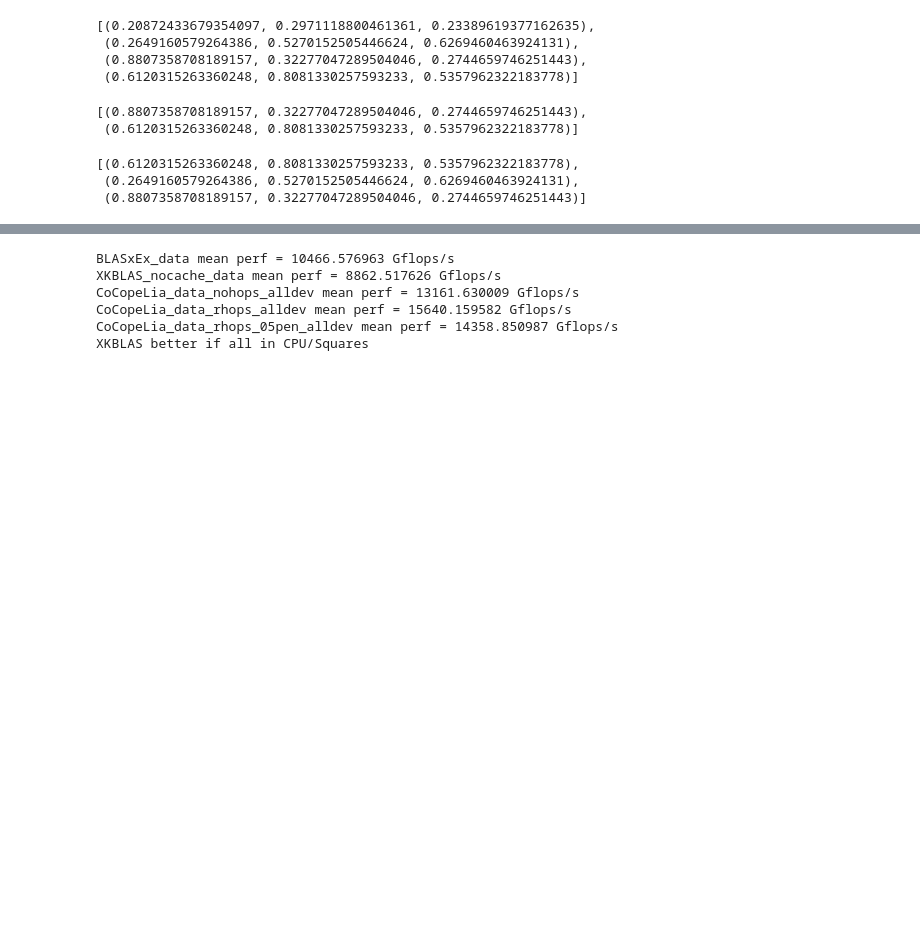
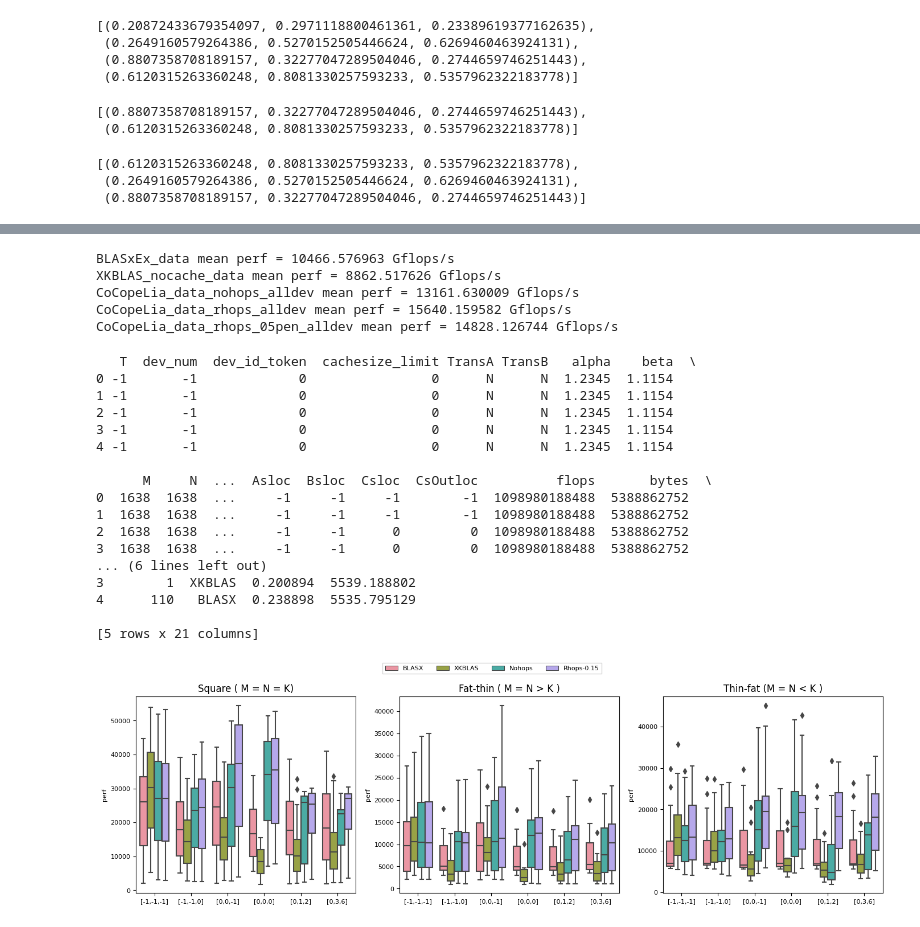
Before and after one commit to p-anastas/PARALiA-Framework, a Jupyter notebook: Benchmarking/Python_Scripts/Plot-gflops-comp-imp.ipynb, the cells around one changed output, grey strips where cells are left out. Cells and saved outputs as stored; diff of their text form; code cells hidden in the pictures; blank space fills up the shorter version.

```diff
--- a/Benchmarking/Python_Scripts/Plot-gflops-comp-imp.ipynb
+++ b/Benchmarking/Python_Scripts/Plot-gflops-comp-imp.ipynb
@@ -149,10 +148,26 @@ def CoCoPeLia_grouby_avg(df):
 #CoCoPeLia_group = CoCoPeLia_grouby_list_avg(CoCopeLia_data)
 #print(CoCoPeLia_plot_data)
 
+def CoCoPeLia_modified_grouby_avg(df):
+    result = df.groupby(['T','dev_num', 'dev_id_token', 'cachesize_limit','TransA','TransB',
+        'alpha','beta','M','N','K','Asloc','Bsloc','Csloc', 'CsOutloc', 'flops', 'bytes', 'loc_str', 'imp'], as_index=False, sort=True).mean()
+    #print(result)
+    return result
+#CoCoPeLia_group = CoCoPeLia_grouby_list_avg(CoCopeLia_data)
+#print(CoCoPeLia_plot_data)
+
 def CoCoPeLia_grouby_min(df):
     return df.groupby(['T','dev_num', 'dev_id_token', 'cachesize_limit','TransA','TransB',
         'alpha','beta','M','N','K','Asloc','Bsloc','Csloc', 'CsOutloc'], as_index=False, sort=True).min()
 
+def CoCoPeLia_select_subset(df, subset_str):
+    if subset_str == 'square':
+        return df.loc[(df['M'] == df['N']) & (df['M'] == df['K'])]
+    elif subset_str == 'fat-thin':
+        return df.loc[(df['M'] == df['N']) & (df['M'] > df['K'])]
+    elif subset_str == 'thin-fat':
+        return df.loc[(df['M'] == df['N']) & (df['M'] < df['K'])]
+
 def CoCoPeLia_select_indata_locs(df, loc1, loc2, loc3):
     return df.loc[(df['Asloc'] == loc1) & (df['Bsloc'] == loc2) & (df['Csloc'] == loc3) & (df['M'] == df['N']) & (df['M'] == df['K'])]
 # %%
@@ -181,36 +196,90 @@ def dgemm_bytes(df):
     dgemm_flops(BLASxEx_data)
     BLASxEx_data['perf'] = BLASxEx_data['flops']/(1e9*BLASxEx_data['timer'])
     print("BLASxEx_data mean perf = %lf Gflops/s" % BLASxEx_data['perf'].mean())
+    BLASxEx_data['loc_str'] = str(BLASxEx_data['Asloc']) + '_' +  str(BLASxEx_data['Bsloc']) + '_' + str(BLASxEx_data['Csloc'])
+    BLASxEx_data['loc_str'] = 100*(BLASxEx_data['Asloc']+1) + 10*(BLASxEx_data['Bsloc']+1) + BLASxEx_data['Csloc']+1
+    BLASxEx_data['imp'] = 'BLASX'
 
     dgemm_bytes(XKBLAS_nocache_data)
     dgemm_flops(XKBLAS_nocache_data)
     XKBLAS_nocache_data['perf'] = XKBLAS_nocache_data['flops']/(1e9*XKBLAS_nocache_data['timer'])
     print("XKBLAS_nocache_data mean perf = %lf Gflops/s" % XKBLAS_nocache_data['perf'].mean())
-
+    XKBLAS_nocache_data['loc_str'] = str(XKBLAS_nocache_data['Asloc']) + '_' +  str(XKBLAS_nocache_data['Bsloc']) + '_' + str(XKBLAS_nocache_data['Csloc'])
+    XKBLAS_nocache_data['loc_str'] = 100*(XKBLAS_nocache_data['Asloc']+1) + 10*(XKBLAS_nocache_data['Bsloc']+1) + XKBLAS_nocache_data['Csloc']+1
+    XKBLAS_nocache_data['imp'] = 'XKBLAS'
 
     dgemm_bytes(CoCopeLia_data_nohops_alldev)
     dgemm_flops(CoCopeLia_data_nohops_alldev)
     CoCopeLia_data_nohops_alldev['perf'] = CoCopeLia_data_nohops_alldev['flops']/(1e9*CoCopeLia_data_nohops_alldev['timer'])
     print("CoCopeLia_data_nohops_alldev mean perf = %lf Gflops/s" % CoCopeLia_data_nohops_alldev['perf'].mean())
+    CoCopeLia_data_nohops_alldev['loc_str'] = str(CoCopeLia_data_nohops_alldev['Asloc']) + '_' +  str(CoCopeLia_data_nohops_alldev['Bsloc']) + '_' + str(CoCopeLia_data_nohops_alldev['Csloc'])
+    CoCopeLia_data_nohops_alldev['loc_str'] = 100*(CoCopeLia_data_nohops_alldev['Asloc']+1) + 10*(CoCopeLia_data_nohops_alldev['Bsloc']+1) + CoCopeLia_data_nohops_alldev['Csloc']+1
+    CoCopeLia_data_nohops_alldev['imp'] = 'Nohops'
 
     dgemm_bytes(CoCopeLia_data_rhops_alldev)
     dgemm_flops(CoCopeLia_data_rhops_alldev)
     CoCopeLia_data_rhops_alldev['perf'] = CoCopeLia_data_rhops_alldev['flops']/(1e9*CoCopeLia_data_rhops_alldev['timer'])
     print("CoCopeLia_data_rhops_alldev mean perf = %lf Gflops/s" % CoCopeLia_data_rhops_alldev['perf'].mean())
+    CoCopeLia_data_rhops_alldev['loc_str'] = 100*(CoCopeLia_data_rhops_alldev['Asloc']+1) + 10*(CoCopeLia_data_rhops_alldev['Bsloc']+1) + CoCopeLia_data_rhops_alldev['Csloc']+1
+    CoCopeLia_data_rhops_alldev['imp'] = 'Rhops-0.15'
 
     dgemm_bytes(CoCopeLia_data_rhops_05pen_alldev)
     dgemm_flops(CoCopeLia_data_rhops_05pen_alldev)
     CoCopeLia_data_rhops_05pen_alldev['perf'] = CoCopeLia_data_rhops_05pen_alldev['flops']/(1e9*CoCopeLia_data_rhops_05pen_alldev['timer'])
     print("CoCopeLia_data_rhops_05pen_alldev mean perf = %lf Gflops/s" % CoCopeLia_data_rhops_05pen_alldev['perf'].mean())
-
-    print("XKBLAS better if all in CPU/Squares")
+    CoCopeLia_data_rhops_05pen_alldev['loc_str'] = 100*(CoCopeLia_data_rhops_05pen_alldev['Asloc']+1) + 10*(CoCopeLia_data_rhops_05pen_alldev['Bsloc']+1) + CoCopeLia_data_rhops_05pen_alldev['Csloc']+1
+    CoCopeLia_data_rhops_05pen_alldev['imp'] = 'Rhops-0.5'
 # %% [output]
 BLASxEx_data mean perf = 10466.576963 Gflops/s
 XKBLAS_nocache_data mean perf = 8862.517626 Gflops/s
 CoCopeLia_data_nohops_alldev mean perf = 13161.630009 Gflops/s
 CoCopeLia_data_rhops_alldev mean perf = 15640.159582 Gflops/s
-CoCopeLia_data_rhops_05pen_alldev mean perf = 14358.850987 Gflops/s
-XKBLAS better if all in CPU/Squares
+CoCopeLia_data_rhops_05pen_alldev mean perf = 14828.126744 Gflops/s
+# %%
+CoCopeLia_all_data_alldev = pd.concat([BLASxEx_data,XKBLAS_nocache_data])
+CoCopeLia_all_data_alldev = pd.concat([CoCopeLia_all_data_alldev,CoCopeLia_data_nohops_alldev])
+CoCopeLia_all_data_alldev = pd.concat([CoCopeLia_all_data_alldev,CoCopeLia_data_rhops_alldev])
+#CoCopeLia_all_data_alldev = pd.concat([CoCopeLia_all_data_alldev,CoCopeLia_data_rhops_05pen_alldev])
+CoCopeLia_all_data_mean = CoCoPeLia_modified_grouby_avg(CoCopeLia_all_data_alldev)
+print(CoCopeLia_all_data_mean.head(5))
+CoCopeLia_all_data_alldev_list = []
+CoCopeLia_all_data_alldev_list.append(CoCoPeLia_select_subset(CoCopeLia_all_data_mean,'square'))
+CoCopeLia_all_data_alldev_list.append(CoCoPeLia_select_subset(CoCopeLia_all_data_mean,'fat-thin'))
+CoCopeLia_all_data_alldev_list.append(CoCoPeLia_select_subset(CoCopeLia_all_data_mean,'thin-fat'))
+elem_name=['Square ( M = N = K)', 'Fat-thin ( M = N > K )', 'Thin-fat (M = N < K )']
+fig, ax = plt.subplots(1,3)
+fig.set_size_inches(width*4, 2*height)
+fig.subplots_adjust(left=.05, bottom=.06, right=.99, top=.86)
+for ctr in range(0,len(ax)):
+    sns.boxplot(data=CoCopeLia_all_data_alldev_list[ctr], x = 'loc_str', y = 'perf', hue = 'imp', ax=ax[ctr])
+    ax[ctr].set_title(elem_name[ctr])
+    ax[ctr].get_legend().remove()
+    #ax[ctr].set_xticks([])
+    ax[ctr].set_xlabel('')
+    ax[ctr].set_xticklabels(['[-1,-1,-1]', '[-1,-1,0]', '[0,0,-1]', '[0,0,0]', '[0,1,2]', '[0,3,6]'])
+    if ctr == 0:
+        fig.legend(loc = 'upper center',#title="Model",  # Title for the legend
+            fontsize=font, fancybox = False, ncol=4)
+fig.savefig('Plots/MaxDev/Plot_testbed-%s_gflops_sumup.pdf' % (machine))
+# %% [output]
+   T  dev_num  dev_id_token  cachesize_limit TransA TransB   alpha    beta  \
+0 -1       -1             0                0      N      N  1.2345  1.1154
+1 -1       -1             0                0      N      N  1.2345  1.1154
+2 -1       -1             0                0      N      N  1.2345  1.1154
+3 -1       -1             0                0      N      N  1.2345  1.1154
+4 -1       -1             0                0      N      N  1.2345  1.1154
+
+      M     N  ...  Asloc  Bsloc  Csloc  CsOutloc          flops       bytes  \
+0  1638  1638  ...     -1     -1     -1        -1  1098980188488  5388862752
+1  1638  1638  ...     -1     -1     -1        -1  1098980188488  5388862752
+2  1638  1638  ...     -1     -1      0         0  1098980188488  5388862752
+3  1638  1638  ...     -1     -1      0         0  1098980188488  5388862752
+... (6 lines left out)
+3        1  XKBLAS  0.200894  5539.188802
+4      110   BLASX  0.238898  5535.795129
+
+[5 rows x 21 columns]
+[figure, added]
 # %%
 # Plot all, in respect to Problem size
 for loc in [[-1,-1,-1], [-1,-1,0], [0,0,-1], [0,0,0], [0,1,2], [0,3,6]]:
```
Also changed, not shown: parts of 3 cells of this notebook, 13 other files.
